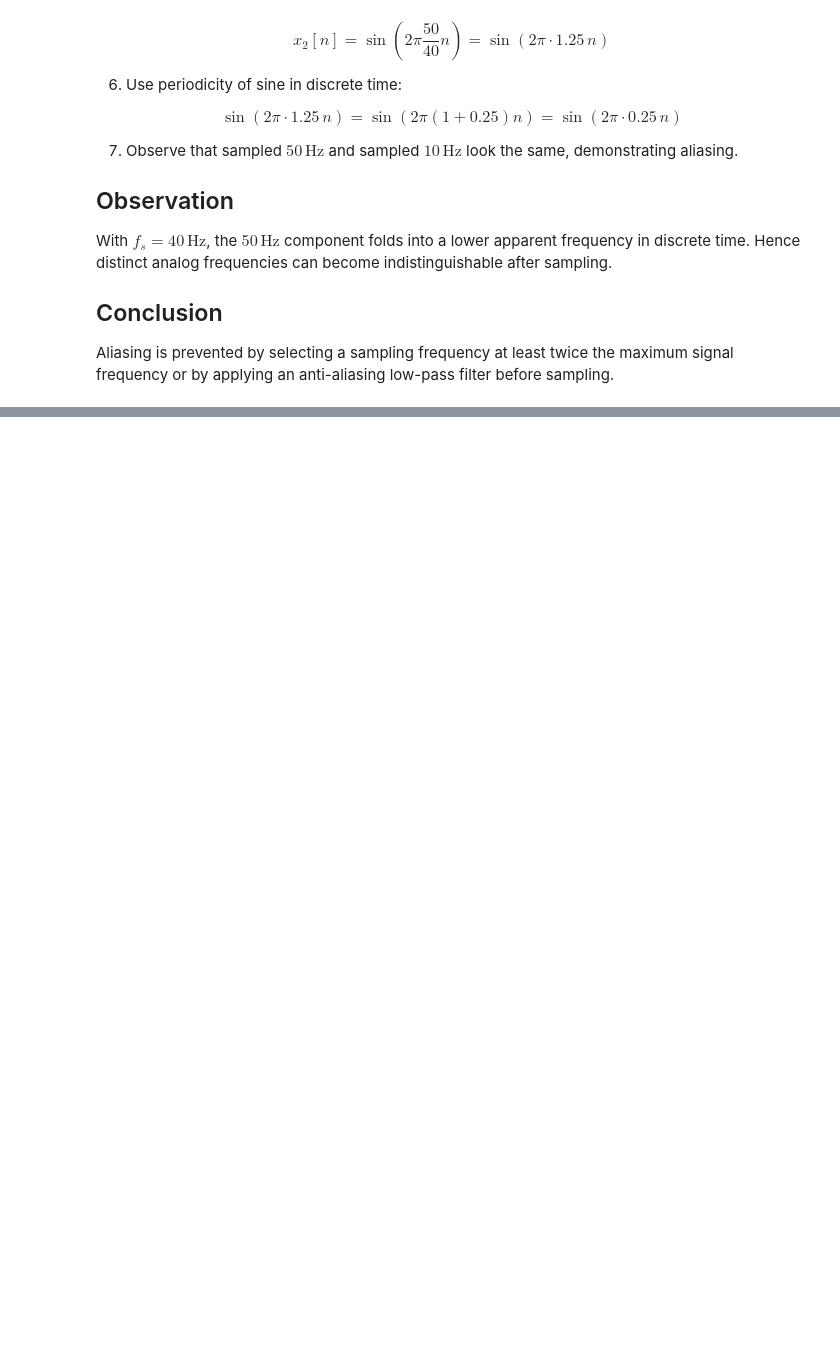
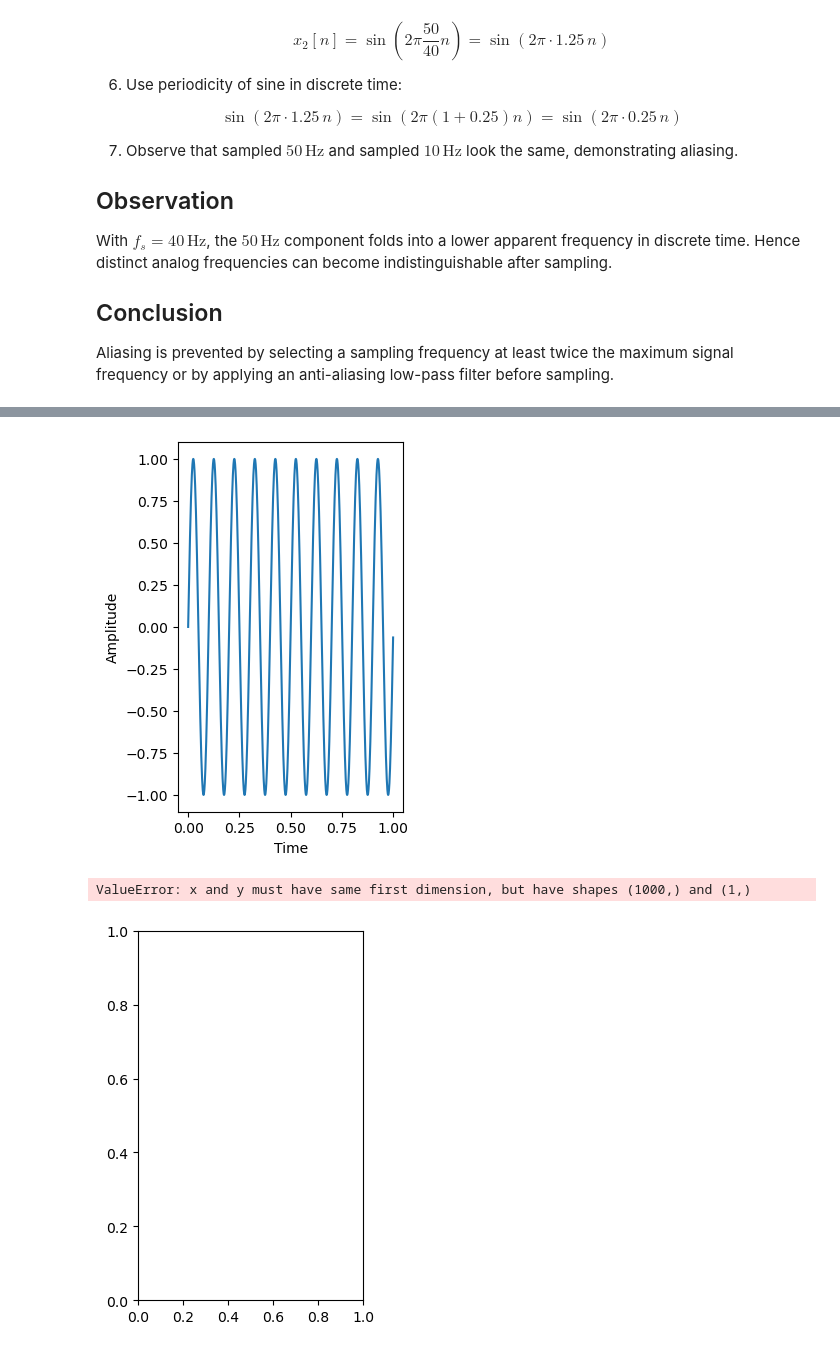
Before and after one commit to mdshiblinoman/Digital-Signal-Processing-Lab, a Jupyter notebook: alaising.ipynb, the cells around one changed output, grey strips where cells are left out. Drawn from its saved outputs; the diff is of its cells as text; code cells hidden in the pictures; blank space fills up the shorter version.

```diff
--- a/alaising.ipynb
+++ b/alaising.ipynb
@@ -117,0 +118,26 @@ plt.show()
+# %%
+import numpy as np
+import matplotlib.pyplot as plt
+
+t = np.arange(0, 1, 0.001)
+x = np.sin(2*np.pi*10*t)
+
+plt.Figure(figsize=(15, 5))
+plt.subplot(1, 2, 1)
+plt.plot(t, x)
+plt.xlabel("Time")
+plt.ylabel("Amplitude")
+plt.show()
+
+fs = 40
+n = np.arange(0, 1, 1/fs)
+x = np.sin(2*np.pi*10/fs)
+plt.subplot(1, 2, 2)
+plt.stem(t, x)
+plt.xlabel("Time")
+plt.ylabel("Amplitude")
+plt.show()
+# %% [output]
+[figure, added]
+ValueError: x and y must have same first dimension, but have shapes (1000,) and (1,)
+[figure, added]
```
Also changed, not shown: parts of 1 cell of this notebook.
